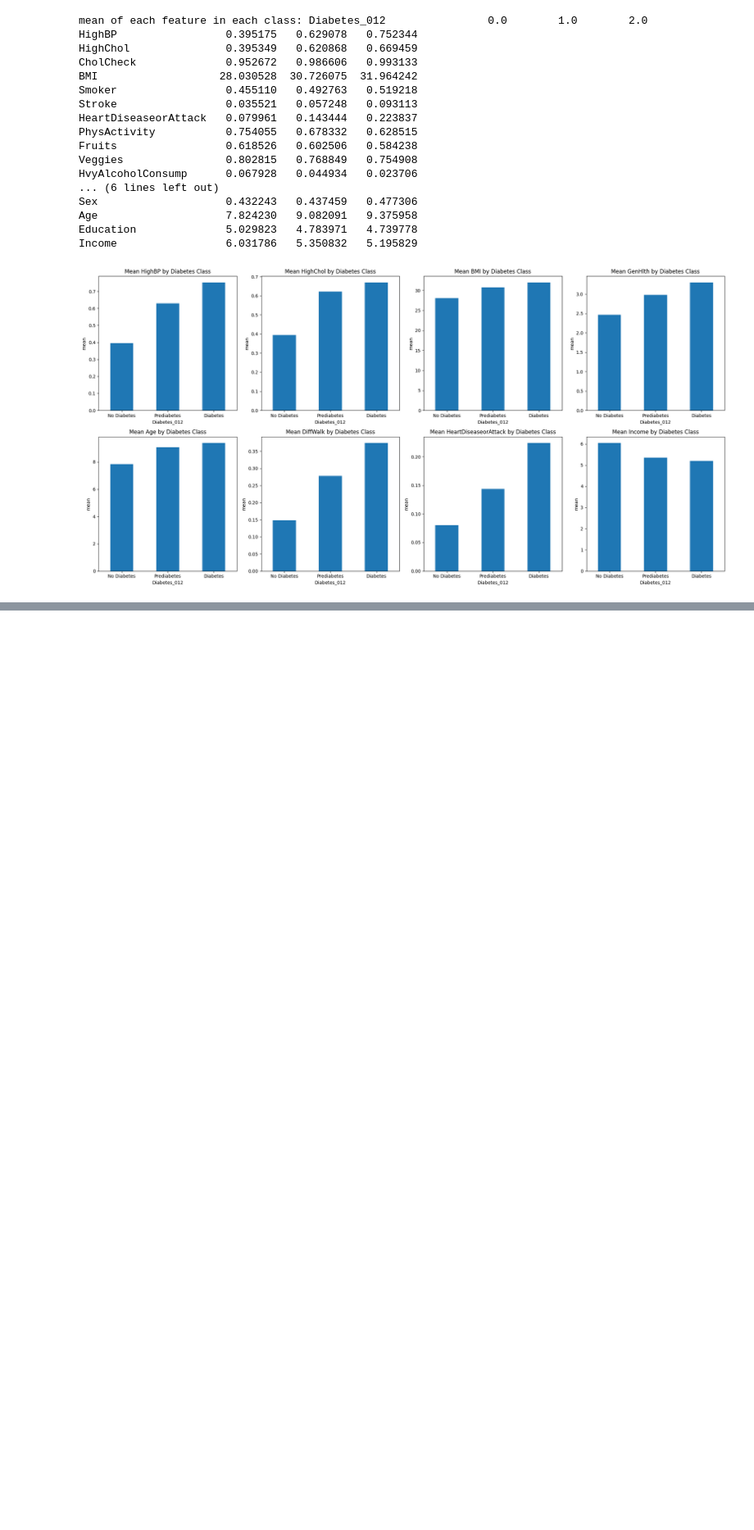
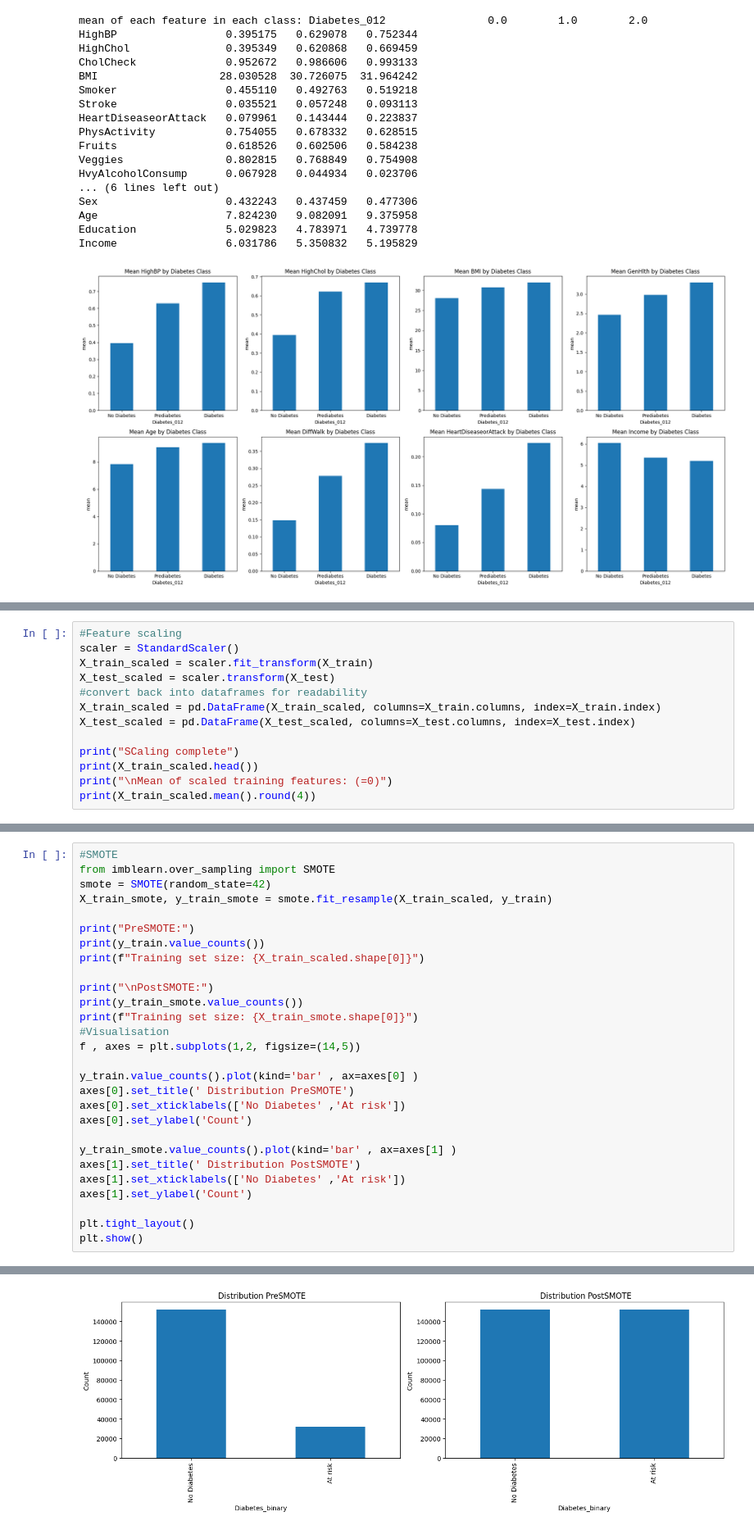
Before and after one commit to jk74u/FAIDM-Diabetes-Project, a Jupyter notebook: Mainlogic.ipynb, the cells around one changed output, grey strips where cells are left out. Shown at 82% size. Cells and saved outputs as stored; diff of their text form; blank space fills up the shorter version.

Commit message:
missing commits over the last few days

```diff
--- a/Mainlogic.ipynb
+++ b/Mainlogic.ipynb
@@ -384,0 +431,13 @@ Income                 6.031786   5.350832   5.195829
+# %%
+#Feature scaling
+scaler = StandardScaler()
+X_train_scaled = scaler.fit_transform(X_train)
+X_test_scaled = scaler.transform(X_test)
+#convert back into dataframes for readability
+X_train_scaled = pd.DataFrame(X_train_scaled, columns=X_train.columns, index=X_train.index)
+X_test_scaled = pd.DataFrame(X_test_scaled, columns=X_test.columns, index=X_test.index)
+
+print("SCaling complete")
+print(X_train_scaled.head())
+print("\nMean of scaled training features: (=0)")
+print(X_train_scaled.mean().round(4))
@@ -384,0 +462,29 @@ Income                 6.031786   5.350832   5.195829
+# %%
+#SMOTE
+from imblearn.over_sampling import SMOTE
+smote = SMOTE(random_state=42)
+X_train_smote, y_train_smote = smote.fit_resample(X_train_scaled, y_train)
+
+print("PreSMOTE:")
+print(y_train.value_counts())
+print(f"Training set size: {X_train_scaled.shape[0]}")
+
+print("\nPostSMOTE:")
+print(y_train_smote.value_counts())
+print(f"Training set size: {X_train_smote.shape[0]}")
+#Visualisation
+f , axes = plt.subplots(1,2, figsize=(14,5))
+
+y_train.value_counts().plot(kind='bar' , ax=axes[0] )
+axes[0].set_title(' Distribution PreSMOTE')
+axes[0].set_xticklabels(['No Diabetes' ,'At risk'])
+axes[0].set_ylabel('Count')
+
+y_train_smote.value_counts().plot(kind='bar' , ax=axes[1] )
+axes[1].set_title(' Distribution PostSMOTE')
+axes[1].set_xticklabels(['No Diabetes' ,'At risk'])
+axes[1].set_ylabel('Count')
+
+plt.tight_layout()
+plt.show()
+# %% [output]
@@ -384,0 +504 @@ Income                 6.031786   5.350832   5.195829
+[figure, added]
```
Also changed, not shown: parts of 18 cells of this notebook.
